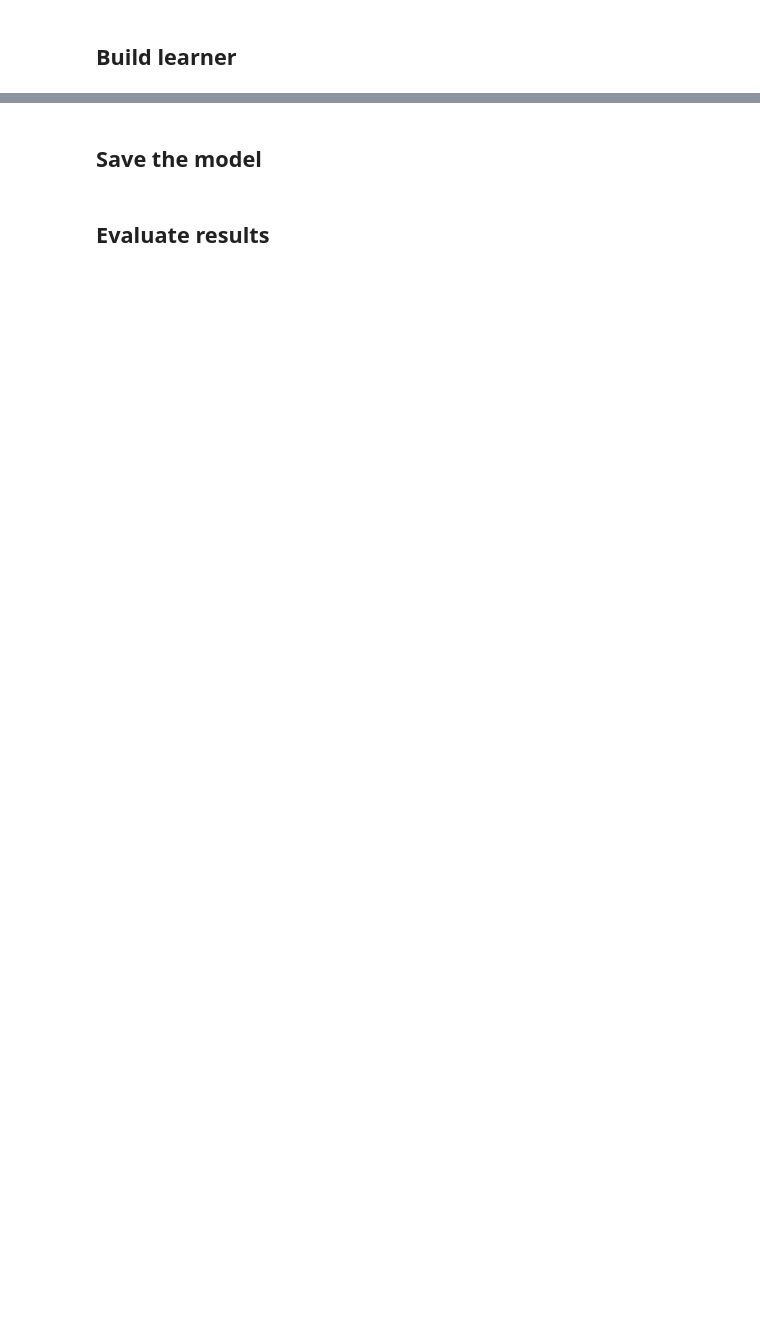
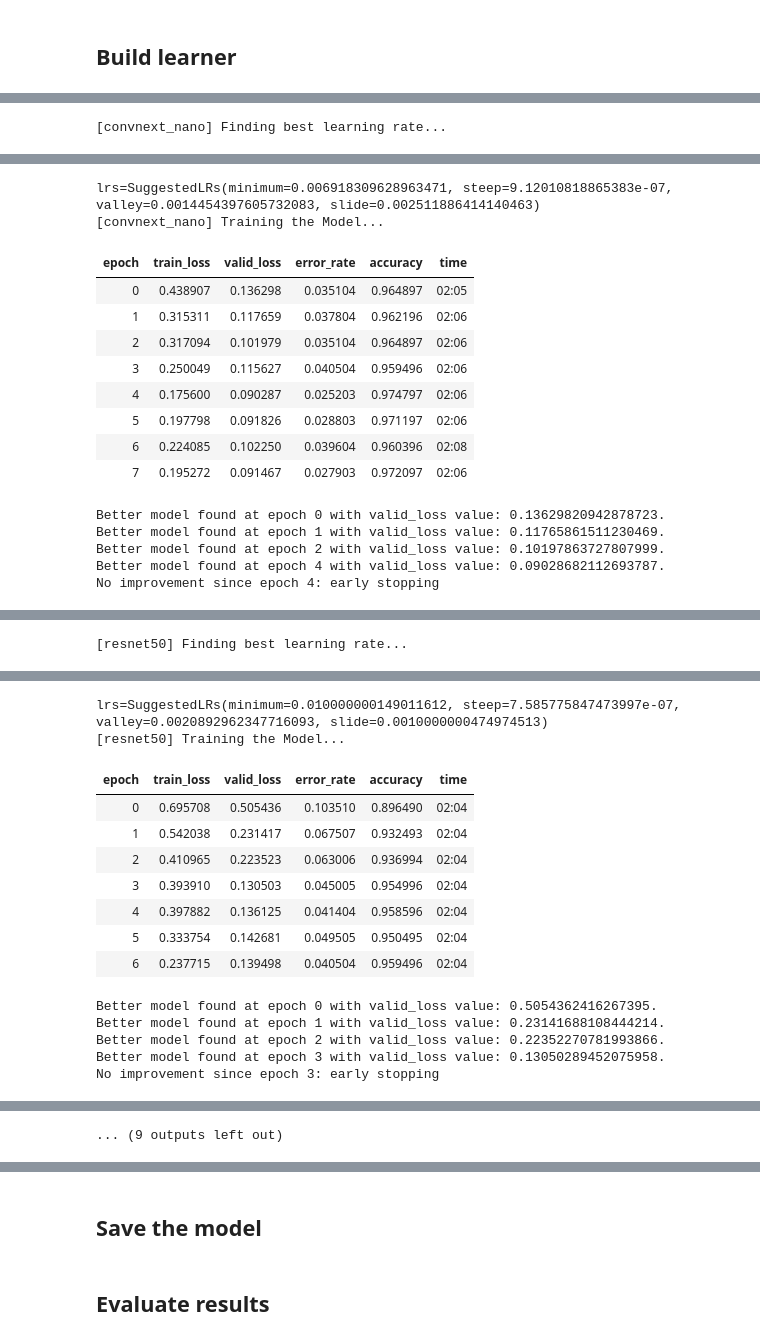
Before and after one commit to clamytoe/kitchenware_classifier, a Jupyter notebook: fastai-classifier.ipynb, the cells around one changed output, grey strips where cells are left out. Saved outputs shown, nothing was run; the diff lists cells and outputs as text; code cells hidden in the pictures; blank space fills up the shorter version.

Commit message:
Added more models to EDA

```diff
--- a/fastai-classifier.ipynb
+++ b/fastai-classifier.ipynb
@@ -208,0 +200,13 @@ Better model found at epoch 8 with accuracy value: 0.979297935962677.
+# %%
+models = ['convnext_nano', 'resnet50', 'xception']
+model_metrics = pd.DataFrame(
+    columns=['model', 'valid_loss', 'error_rate', 'accuracy', 'minimum', 'steep', 'valley', 'slide', 'learner'])
+for model in models:
+    learner = build_learner(model)
+    val, err, acc = learner.validate()
+    model_metrics.loc[len(model_metrics.index)] = [model, val, err, acc, minimum, steep, valley, slide, learner]
+    learn = None
+    gc.collect()
+    torch.cuda.empty_cache()
+# %% [output]
+[convnext_nano] Finding best learning rate...
@@ -208,0 +214,16 @@ Better model found at epoch 8 with accuracy value: 0.979297935962677.
+lrs=SuggestedLRs(minimum=0.006918309628963471, steep=9.12010818865383e-07, valley=0.0014454397605732083, slide=0.002511886414140463)
+[convnext_nano] Training the Model...
+| epoch | train_loss | valid_loss | error_rate | accuracy | time |
+| 0 | 0.438907 | 0.136298 | 0.035104 | 0.964897 | 02:05 |
+| 1 | 0.315311 | 0.117659 | 0.037804 | 0.962196 | 02:06 |
+| 2 | 0.317094 | 0.101979 | 0.035104 | 0.964897 | 02:06 |
+| 3 | 0.250049 | 0.115627 | 0.040504 | 0.959496 | 02:06 |
+| 4 | 0.175600 | 0.090287 | 0.025203 | 0.974797 | 02:06 |
+| 5 | 0.197798 | 0.091826 | 0.028803 | 0.971197 | 02:06 |
+| 6 | 0.224085 | 0.102250 | 0.039604 | 0.960396 | 02:08 |
+| 7 | 0.195272 | 0.091467 | 0.027903 | 0.972097 | 02:06 |
+Better model found at epoch 0 with valid_loss value: 0.13629820942878723.
+Better model found at epoch 1 with valid_loss value: 0.11765861511230469.
+Better model found at epoch 2 with valid_loss value: 0.10197863727807999.
+Better model found at epoch 4 with valid_loss value: 0.09028682112693787.
+No improvement since epoch 4: early stopping
@@ -208,0 +231 @@ Better model found at epoch 8 with accuracy value: 0.979297935962677.
+[resnet50] Finding best learning rate...
@@ -208,0 +233,15 @@ Better model found at epoch 8 with accuracy value: 0.979297935962677.
+lrs=SuggestedLRs(minimum=0.010000000149011612, steep=7.585775847473997e-07, valley=0.0020892962347716093, slide=0.0010000000474974513)
+[resnet50] Training the Model...
+| epoch | train_loss | valid_loss | error_rate | accuracy | time |
+| 0 | 0.695708 | 0.505436 | 0.103510 | 0.896490 | 02:04 |
+| 1 | 0.542038 | 0.231417 | 0.067507 | 0.932493 | 02:04 |
+| 2 | 0.410965 | 0.223523 | 0.063006 | 0.936994 | 02:04 |
+| 3 | 0.393910 | 0.130503 | 0.045005 | 0.954996 | 02:04 |
+| 4 | 0.397882 | 0.136125 | 0.041404 | 0.958596 | 02:04 |
+| 5 | 0.333754 | 0.142681 | 0.049505 | 0.950495 | 02:04 |
+| 6 | 0.237715 | 0.139498 | 0.040504 | 0.959496 | 02:04 |
+Better model found at epoch 0 with valid_loss value: 0.5054362416267395.
+Better model found at epoch 1 with valid_loss value: 0.23141688108444214.
+Better model found at epoch 2 with valid_loss value: 0.22352270781993866.
+Better model found at epoch 3 with valid_loss value: 0.13050289452075958.
+No improvement since epoch 3: early stopping
@@ -209 +249,2 @@ Better model found at epoch 8 with accuracy value: 0.979297935962677.
+... (9 outputs left out)
 # %%
```
Also changed, not shown: parts of 17 cells of this notebook.
